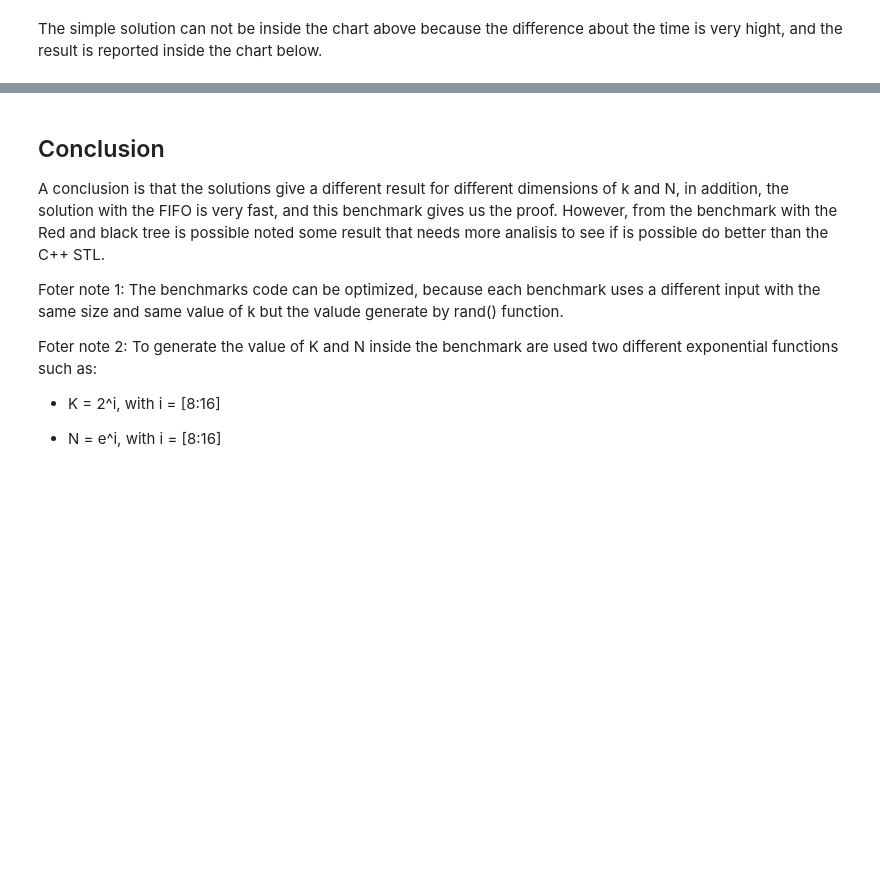
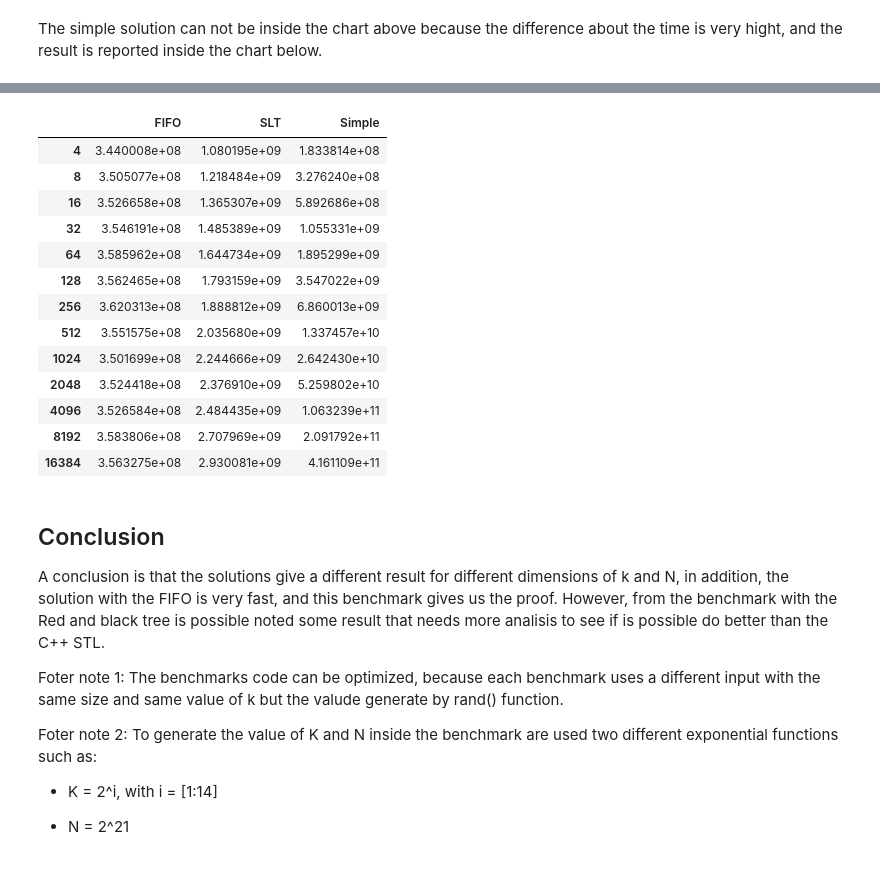
Before and after one commit to vincenzopalazzo/Competitive-Programming-and-Contests-VP-Solution, a Jupyter notebook: SlidingWindowMaximum/benchmark/bm_result.ipynb, the cells around one changed output, grey strips where cells are left out. Cells and saved outputs as stored; diff of their text form; code cells hidden in the pictures; blank space fills up the shorter version.

```diff
--- a/SlidingWindowMaximum/benchmark/bm_result.ipynb
+++ b/SlidingWindowMaximum/benchmark/bm_result.ipynb
@@ -238,3 +239,33 @@ summary.plot.bar(rot=0, figsize=(20,8))
+# %%
+table = {
+    'FIFO': bm_fifo_res,
+    'SLT': bm_stl_res,
+    'Simple': bm_naive_res
+}
+
+df1 = pandas.DataFrame(data=table, index=bm_label)
+
+col = [df1]
+
+html_str=''
+for df in col:
+    html_str+=df.to_html()
+display_html(html_str.replace('table','table style="display:inline"'),raw=True)
+# %% [output]
+|  | FIFO | SLT | Simple |
+| 4 | 3.440008e+08 | 1.080195e+09 | 1.833814e+08 |
+| 8 | 3.505077e+08 | 1.218484e+09 | 3.276240e+08 |
+| 16 | 3.526658e+08 | 1.365307e+09 | 5.892686e+08 |
+| 32 | 3.546191e+08 | 1.485389e+09 | 1.055331e+09 |
+| 64 | 3.585962e+08 | 1.644734e+09 | 1.895299e+09 |
+| 128 | 3.562465e+08 | 1.793159e+09 | 3.547022e+09 |
+| 256 | 3.620313e+08 | 1.888812e+09 | 6.860013e+09 |
+| 512 | 3.551575e+08 | 2.035680e+09 | 1.337457e+10 |
+| 1024 | 3.501699e+08 | 2.244666e+09 | 2.642430e+10 |
+| 2048 | 3.524418e+08 | 2.376910e+09 | 5.259802e+10 |
+| 4096 | 3.526584e+08 | 2.484435e+09 | 1.063239e+11 |
+| 8192 | 3.583806e+08 | 2.707969e+09 | 2.091792e+11 |
+| 16384 | 3.563275e+08 | 2.930081e+09 | 4.161109e+11 |
 # %% [markdown]
 ## Conclusion
 
@@ -245,6 +276,6 @@ Foter note 1: The benchmarks code can be optimized, because each benchmark uses
 
 Foter note 2: To generate the value of K and N inside the benchmark are used two different exponential functions such as:
 
-- K = 2^i, with i = [8:16]
+- K = 2^i, with i = [1:14]
 
-- N = e^i, with i = [8:16]
+- N = 2^21
```
Also changed, not shown: parts of 4 cells of this notebook, 6 other files.
